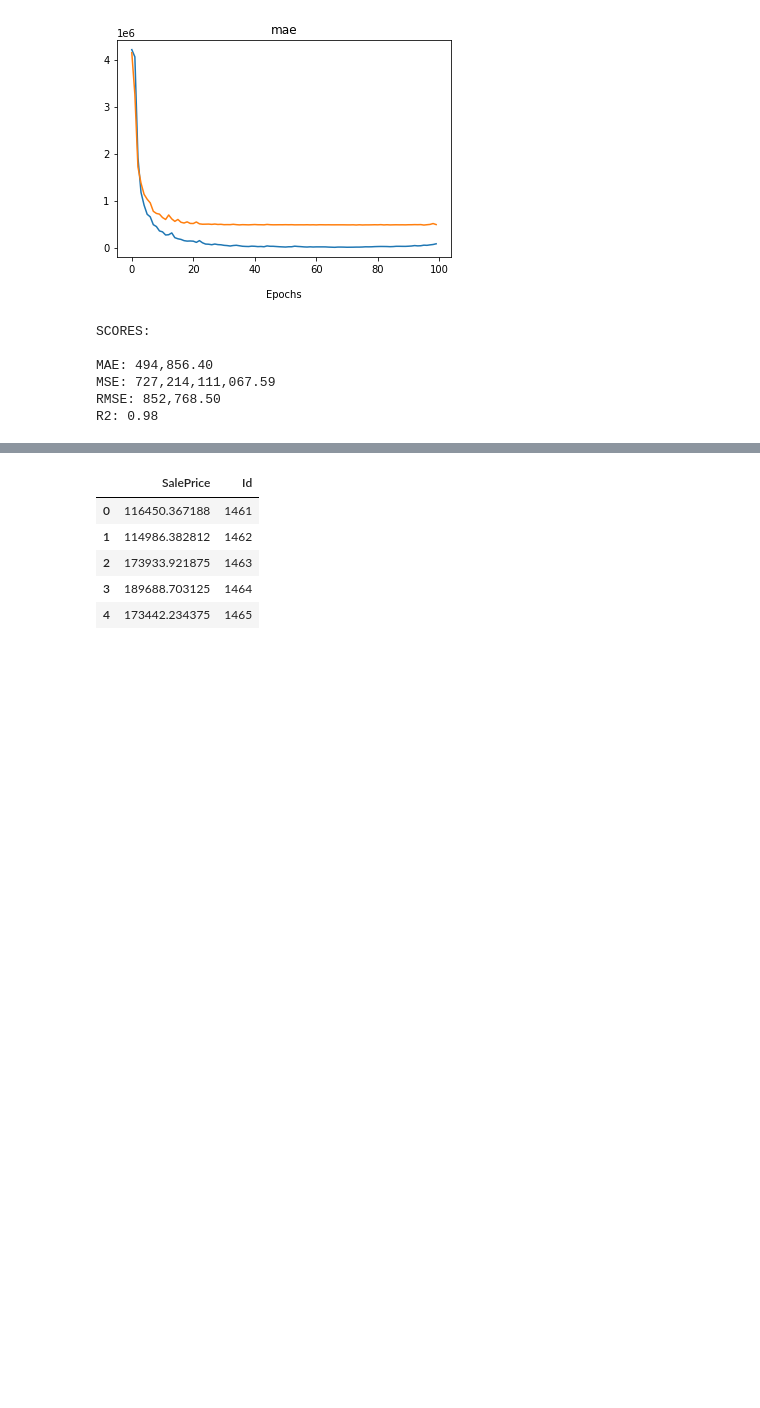
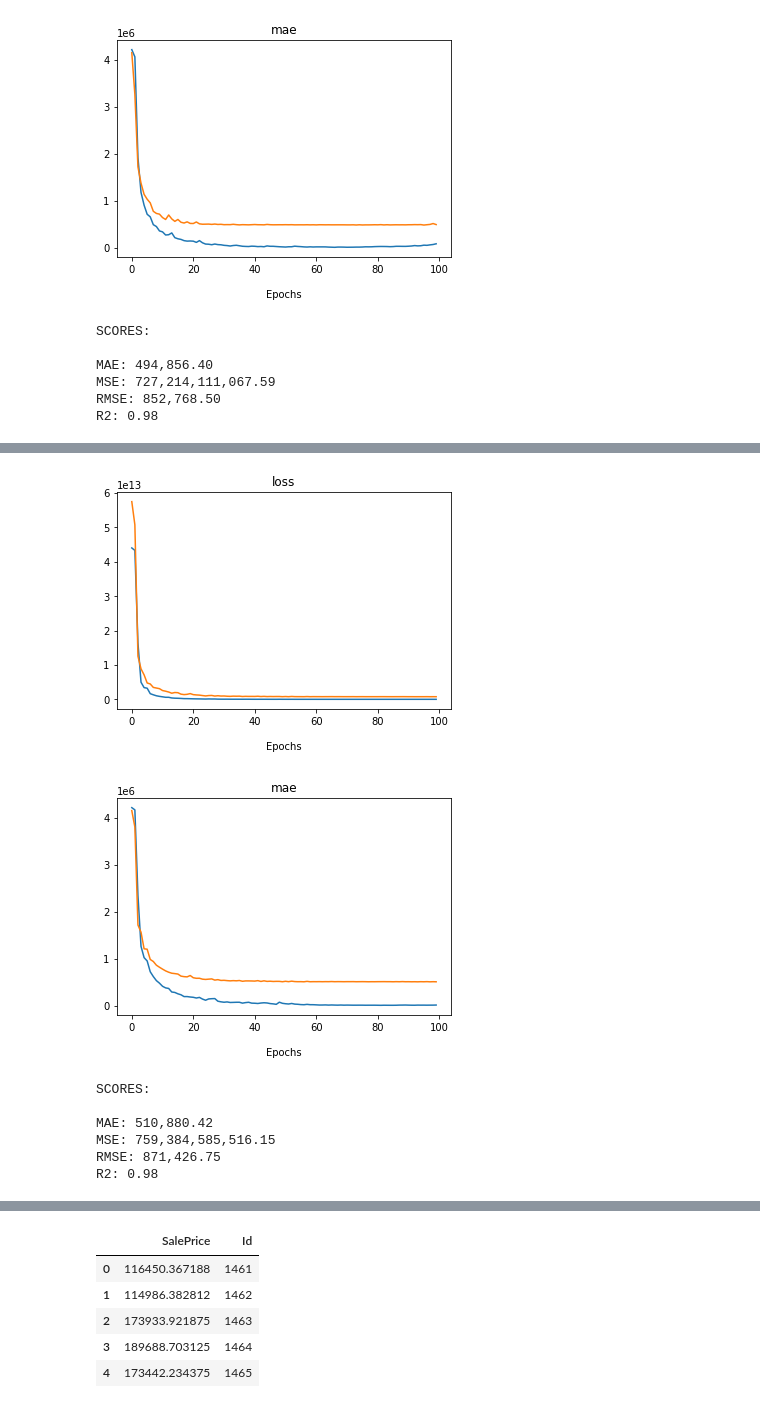
Before and after one commit to starkjones/NYC-Condominium-Rental-Income-Analysis, a Jupyter notebook: NYC_Condo_Comp_RI__Analysis.ipynb, the cells around one changed output, grey strips where cells are left out. Drawn from its saved outputs; the diff is of its cells as text; code cells hidden in the pictures; blank space fills up the shorter version.

```diff
--- a/NYC_Condo_Comp_RI__Analysis.ipynb
+++ b/NYC_Condo_Comp_RI__Analysis.ipynb
@@ -846,0 +982,8 @@ print(f'The best Decision Tree R2 score is {best.score(X_test, y_test)}')
+# %%
+#retrieve the best version of the model
+best_model = dt_grid_search2.best_estimator_
+
+#refit the model on the whole training set
+best_model.fit(X_train, y_train)
+#score the model on the test set
+best_model.score(X_test, y_test)
@@ -968,24 +1088,0 @@ plt.ylabel('R2 Score\n');
-# %%
-# Optimal max_depth for a Random Forest Model :
-
-
-# List of estimator values that will be evaluated:
-maxd = list(range(100,200,5))
-
-RFb_scores = []
-
-# Loop to interate through hyperparameters:
-
-for max in maxd:
-
-        # Model Instantiation:
-        RFmd = RandomForestRegressor(n_estimators = 90, max_depth = max)
-
-        # Fit:
-        RFmd.fit(X_train, y_train)
-
-         # Score calculations:
-        RFmd_test_score = RFmd.score(X_test, y_test)
-
-        # Populate list:
-        RFmd_scores.append(test_score)
@@ -1178,3 +1289,30 @@ R2: 0.98
+# %%
+# Model 2 fit:
+
+history2 = sm2.fit(X_train, y_train,
+                 validation_data = (X_test, y_test),
+                 epochs = 100,
+                 verbose = 0)
+# %%
+# Plot history for model 2:
+
+plot_history(history2)
+# %% [output]
+[figure, added]
+[figure, added]
+# %%
+# Model 2 Evaluation:
+
+nn2predict = sm2.predict(X_test)
+
+nn2_eval = model_metrics(y_test, nn2predict)
+# %% [output]
+SCORES:
+
+MAE: 510,880.42
+MSE: 759,384,585,516.15
+RMSE: 871,426.75
+R2: 0.98
 # %%
 # Model Evaluation:
 
```
Also changed, not shown: parts of 43 cells of this notebook.
